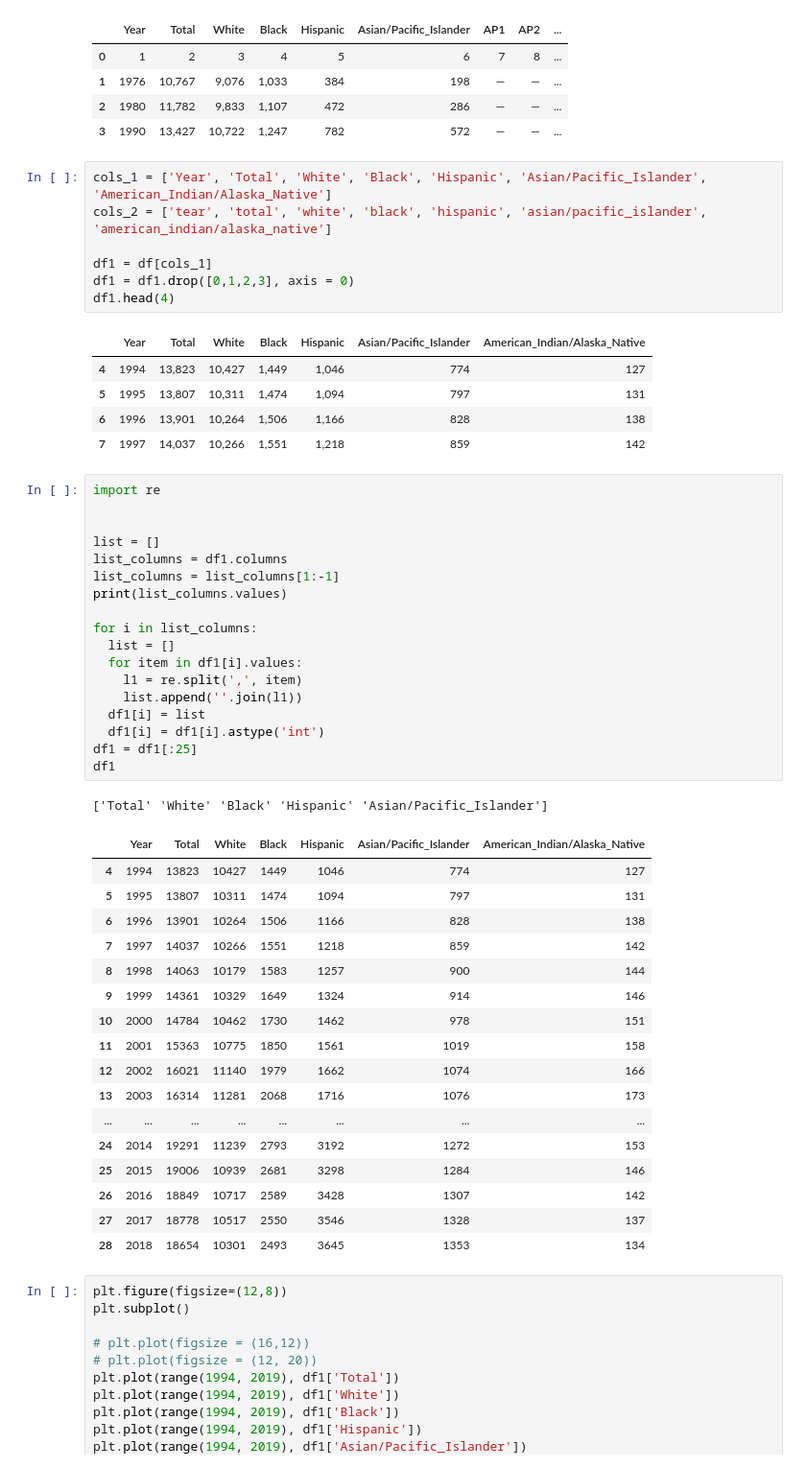
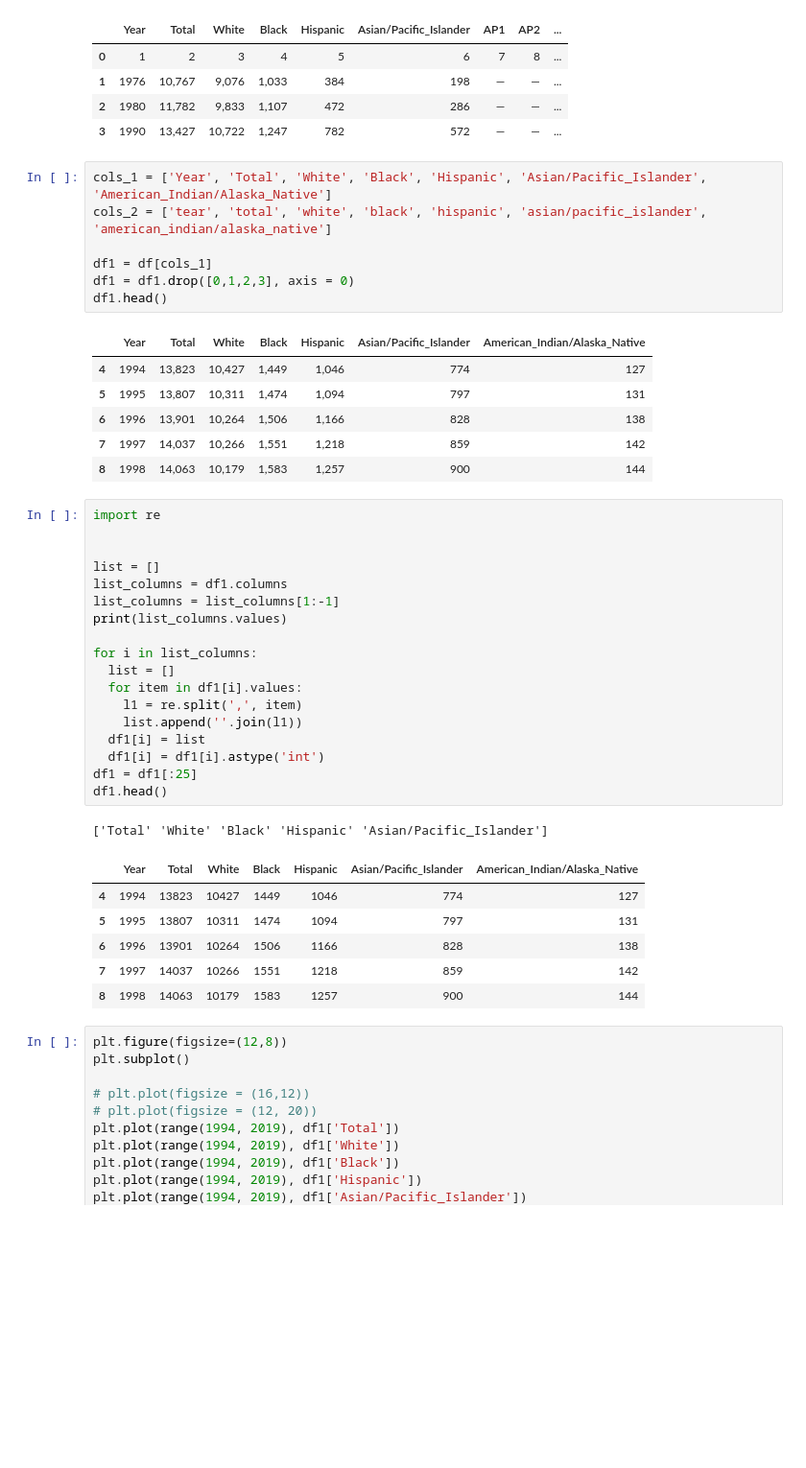
Before and after one commit to Vineet2107/HSO201_CourseProject, a Jupyter notebook: HSO_Arush_30_4_2021.ipynb, the cells around one changed output. Shown at 96% size. Cells and saved outputs as stored; diff of their text form; blank space fills up the shorter version.

```diff
--- a/HSO_Arush_30_4_2021.ipynb
+++ b/HSO_Arush_30_4_2021.ipynb
@@ -1301,50 +1304,40 @@ cols_2 = ['tear', 'total', 'white', 'black', 'hispanic', 'asian/pacific_islander
 
 df1 = df[cols_1]
 df1 = df1.drop([0,1,2,3], axis = 0)
-df1.head(4)
+df1.head()
 # %% [output]
 |  | Year | Total | White | Black | Hispanic | Asian/Pacific_Islander | American_Indian/Alaska_Native |
 | 4 | 1994 | 13,823 | 10,427 | 1,449 | 1,046 | 774 | 127 |
 | 5 | 1995 | 13,807 | 10,311 | 1,474 | 1,094 | 797 | 131 |
 | 6 | 1996 | 13,901 | 10,264 | 1,506 | 1,166 | 828 | 138 |
 | 7 | 1997 | 14,037 | 10,266 | 1,551 | 1,218 | 859 | 142 |
+| 8 | 1998 | 14,063 | 10,179 | 1,583 | 1,257 | 900 | 144 |
 # %%
 import re
 
 
 list = []
 list_columns = df1.columns
 list_columns = list_columns[1:-1]
 print(list_columns.values)
 
 for i in list_columns:
   list = []
   for item in df1[i].values:
     l1 = re.split(',', item)
     list.append(''.join(l1))
   df1[i] = list
   df1[i] = df1[i].astype('int')
 df1 = df1[:25]
-df1
+df1.head()
 # %% [output]
 ['Total' 'White' 'Black' 'Hispanic' 'Asian/Pacific_Islander']
 |  | Year | Total | White | Black | Hispanic | Asian/Pacific_Islander | American_Indian/Alaska_Native |
 | 4 | 1994 | 13823 | 10427 | 1449 | 1046 | 774 | 127 |
 | 5 | 1995 | 13807 | 10311 | 1474 | 1094 | 797 | 131 |
 | 6 | 1996 | 13901 | 10264 | 1506 | 1166 | 828 | 138 |
 | 7 | 1997 | 14037 | 10266 | 1551 | 1218 | 859 | 142 |
 | 8 | 1998 | 14063 | 10179 | 1583 | 1257 | 900 | 144 |
-| 9 | 1999 | 14361 | 10329 | 1649 | 1324 | 914 | 146 |
-| 10 | 2000 | 14784 | 10462 | 1730 | 1462 | 978 | 151 |
-| 11 | 2001 | 15363 | 10775 | 1850 | 1561 | 1019 | 158 |
-| 12 | 2002 | 16021 | 11140 | 1979 | 1662 | 1074 | 166 |
-| 13 | 2003 | 16314 | 11281 | 2068 | 1716 | 1076 | 173 |
-| ... | ... | ... | ... | ... | ... | ... | ... |
-| 24 | 2014 | 19291 | 11239 | 2793 | 3192 | 1272 | 153 |
-| 25 | 2015 | 19006 | 10939 | 2681 | 3298 | 1284 | 146 |
-| 26 | 2016 | 18849 | 10717 | 2589 | 3428 | 1307 | 142 |
-| 27 | 2017 | 18778 | 10517 | 2550 | 3546 | 1328 | 137 |
-| 28 | 2018 | 18654 | 10301 | 2493 | 3645 | 1353 | 134 |
 # %%
 plt.figure(figsize=(12,8))
 plt.subplot()
```
Also changed, not shown: parts of 2 cells of this notebook.
